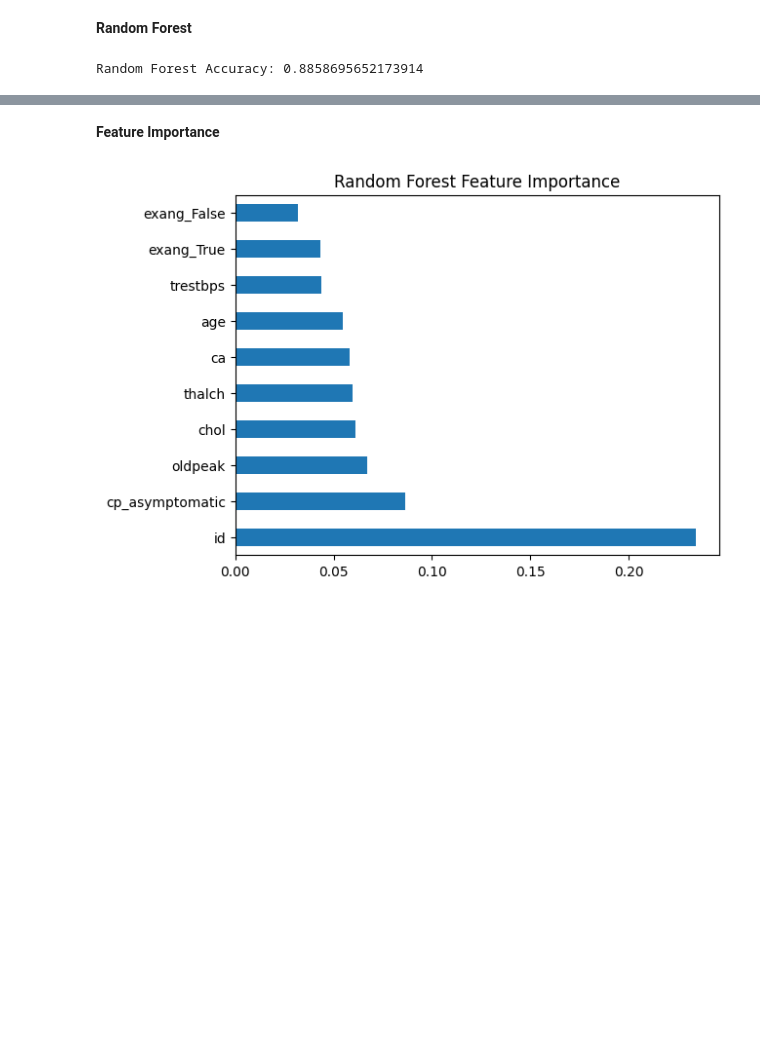
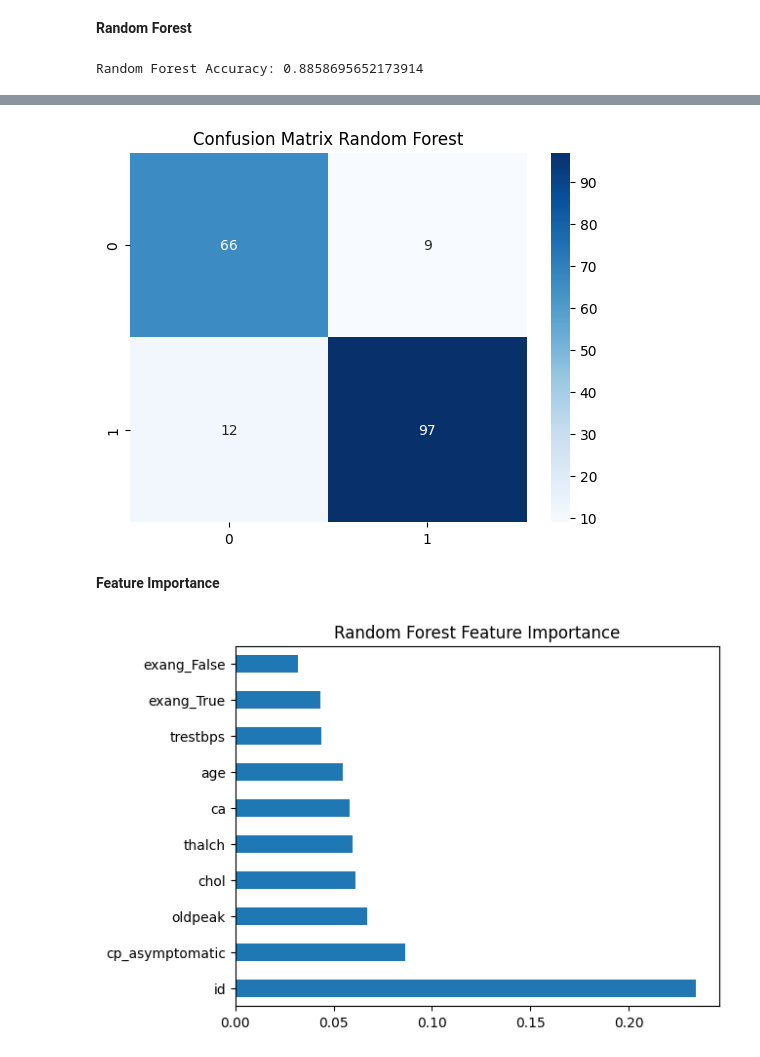
Before and after one commit to sudhakargovindasamy/Heart-Disease-Predictor, a Jupyter notebook: Disease_Predictor.ipynb, the cells around one changed output, grey strips where cells are left out. Drawn from its saved outputs; the diff is of its cells as text; code cells hidden in the pictures; blank space fills up the shorter version.

```diff
--- a/Disease_Predictor.ipynb
+++ b/Disease_Predictor.ipynb
@@ -207,3 +218,10 @@ Random Forest Accuracy: 0.8858695652173914
+# %%
+cm=confusion_matrix(y_test,y_pred_rf)
+sns.heatmap(cm,annot=True,fmt='d',cmap='Blues')
+plt.title('Confusion Matrix Random Forest')
+plt.show()
+# %% [output]
+[figure, added]
 # %% [markdown]
 **Feature Importance**
 # %%
```
Also changed, not shown: parts of 1 cell of this notebook.
